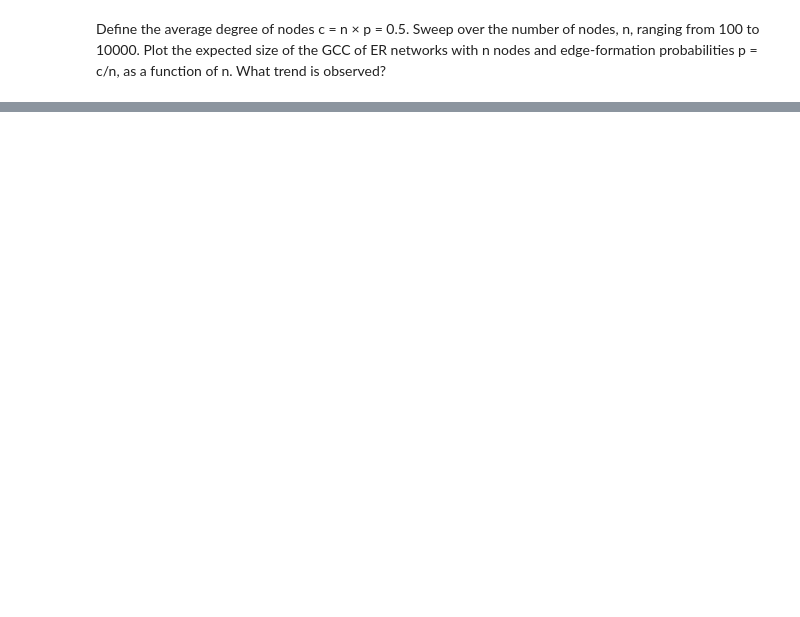
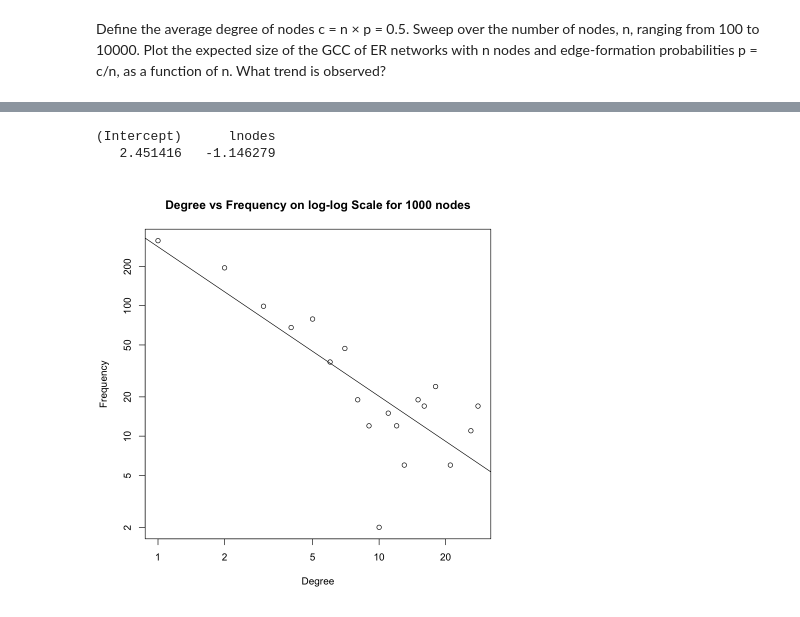
Before and after one commit to ddepe/Random-Graphs-and-Random-Walks, a Jupyter notebook: Project 1 Part 1.ipynb, the cells around one changed output, grey strips where cells are left out. Saved outputs shown, nothing was run; the diff lists cells and outputs as text; code cells hidden in the pictures; blank space fills up the shorter version.

```diff
--- a/Project 1 Part 1.ipynb
+++ b/Project 1 Part 1.ipynb
@@ -163,0 +253,5 @@ Define the average degree of nodes c = n × p = 0.5. Sweep over the number of no
+# %%
+n = 1000
+m = 1
+g_pa = sample_pa(n=n, m=m, directed = FALSE)
+cat("Is connected:", is_connected(g_pa), "\n")
@@ -163,0 +334,16 @@ Define the average degree of nodes c = n × p = 0.5. Sweep over the number of no
+# %%
+iter = 1000
+degree_list = c(1:iter)
+for (i in 1:iter){
+    i_node = sample(c(1:1000), size=1)
+#     print(i_node)
+    j_cand = neighbors(g_pa, i_node)
+#     print(j_cand)
+    j_node = sample(j_cand, size=1)
+#     print(degree(g_pa, j_node))
+    degree_list[i] = degree(g_pa, j_node)
+}
+dd3 = cbind(table(degree_list))
+# print(dd3)
+nodes = as.integer(names(table(degree_list)))
+# print(nodes)
@@ -163,0 +368,13 @@ Define the average degree of nodes c = n × p = 0.5. Sweep over the number of no
+# %%
+ldd = log(dd3,base=10)
+lnodes = log(nodes,base=10)
+
+coeff = lm(ldd~lnodes)$coefficients
+plot(dd3~nodes, log="xy", main="Degree vs Frequency on log-log Scale for 1000 nodes", xlab="Degree", ylab="Frequency")
+reg=lm(ldd~lnodes)
+abline(coeff[1], coeff[2])
+print(coeff)
+# %% [output]
+(Intercept)      lnodes
+   2.451416   -1.146279
+[figure, added]
```
Also changed, not shown: parts of 38 cells of this notebook, 1 other file.
